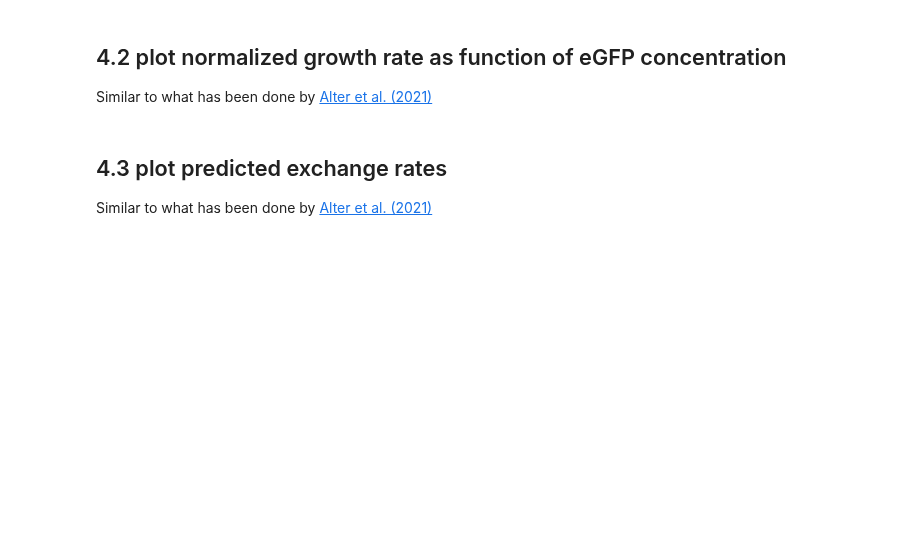
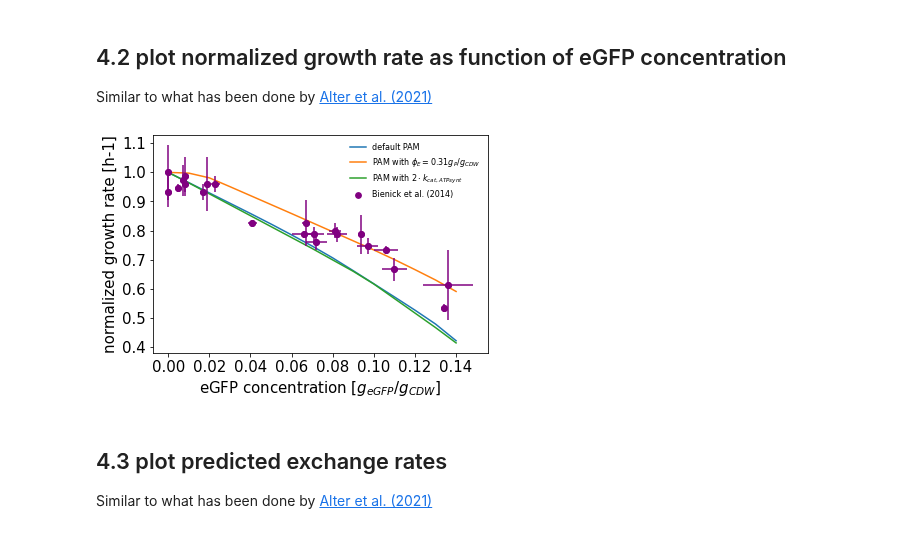
Before and after one commit to iAMB-RWTH-Aachen/PAModelpy, a Jupyter notebook: Figures/Figure3_sensitivities_protein-overproduction.ipynb, the cells around one changed output. Drawn from its saved outputs; the diff is of its cells as text; code cells hidden in the pictures; blank space fills up the shorter version.

```diff
--- a/Figures/Figure3_sensitivities_protein-overproduction.ipynb
+++ b/Figures/Figure3_sensitivities_protein-overproduction.ipynb
@@ -39,8 +41,8 @@ def calculate_sensitivities(pamodel):
     #initialize objects for storing information
     results_df = pd.DataFrame(columns = ['eGFP', 'mu', 'mu_normalized'])
     Ccsc = [] #capacity sensitivity coefficients
-    Cvsc = [] #variable sensitivity coefficients
-    x_axis_vs = []
+    Cesc = [] #variable sensitivity coefficients
+    x_axis_esc = []
     x_axis_csc = []
     y_axis = []
     fluxes = []
@@ -87,17 +89,14 @@ def calculate_sensitivities(pamodel):
 
                 Ccsc += [Ccsc_new]
 
-                variable_coeff = pamodel.variable_sensitivity_coefficients
-                Cvsc_new = list()
-                for vsc in ['flux', 'enzyme', 'sector']:
-                    Cvsc_new += variable_coeff[variable_coeff['constraint'] == vsc].coefficient.to_list()
-                Cvsc += [Cvsc_new]
+                enzyme_coeff = pamodel.enzyme_sensitivity_coefficients
+                Cesc += [enzyme_coeff.coefficient.to_list()]
 
                 print('Sum of capacity sensitivity coefficients: \t \t \t \t \t \t \t', round(sum(Ccsc_new),6))
-                print('Sum of variable sensitivity coefficients: \t \t \t \t \t \t \t', round(sum(Cvsc_new),6), '\n')
+                print('Sum of variable sensitivity coefficients: \t \t \t \t \t \t \t', round(sum(Cesc[-1]),6), '\n')
 
-    return {'Ccsc':Ccsc, 'Cvsc':Cvsc, 'y_axis':y_axis, 'fluxes':fluxes, 'capacity coefficients':capacity_coeff,
-            'variable coefficients':variable_coeff, 'results': results_df}
+    return {'Ccsc':Ccsc, 'Cesc':Cesc, 'y_axis':y_axis, 'fluxes':fluxes, 'capacity coefficients':capacity_coeff,
+            'enzyme coefficients':enzyme_coeff, 'results': results_df}
 # %%
 def find_nonzero_sensitivities(Cv, x_axis):
     indices = []
@@ -617,30 +617,32 @@ egfp_exp['mu_error_normalized'] = egfp_exp['Growth rate error'].apply(lambda x:
 # %%
 fig, ax = plt.subplots()
 ax.plot(results_pam['results']['eGFP'], results_pam['results']['mu_normalized'], label = 'default PAM')
 ax.plot(results_inc['results']['eGFP'], results_inc['results']['mu_normalized'], label = 'PAM with $\phi_{E} = 0.31 g_{P}/g_{CDW}$')
 ax.plot(results_atp['results']['eGFP'], results_atp['results']['mu_normalized'], label = 'PAM with $2 \cdot k_{cat,ATPsynt}$')
 
 ax.scatter(egfp_exp['eGFP concentration'], egfp_exp['mu_normalized'],
                    color='purple', marker='o', s=30, linewidths=1.3,
                    facecolors=None, zorder=0,
                    label='Bienick et al. (2014)')
 ax.errorbar(egfp_exp['eGFP concentration'], egfp_exp['mu_normalized'],
             yerr= egfp_exp['mu_error_normalized'], xerr = egfp_exp['eGFP concentration error'],
            fmt="o", color='purple')
 
 
 # Set the tick labels font
 for label in (ax.get_xticklabels() + ax.get_yticklabels()):
     label.set_fontsize(15)
-ax.set_xlabel('eGFP concentration [g_egfp/gDW]', fontsize = 15)
+ax.set_xlabel('eGFP concentration [$g_{eGFP}/g_{CDW}$]', fontsize = 15)
 ax.set_ylabel('normalized growth rate [h-1]', fontsize =15)
 
 ax.legend(fontsize=8, edgecolor='white', facecolor='white', framealpha=1)
 
 
 plt.show()
 
 fig.savefig('SuppFigure3_eGFP-normalized_mu.png', dpi =200,bbox_inches='tight')
+# %% [output]
+[figure, added]
 # %% [markdown]
 ## 4.3 plot predicted exchange rates
 Similar to what has been done by [Alter et al. (2021)](https://journals.asm.org/doi/10.1128/mSystems.00625-20)
```
Also changed, not shown: parts of 22 cells of this notebook, 34 other files.
